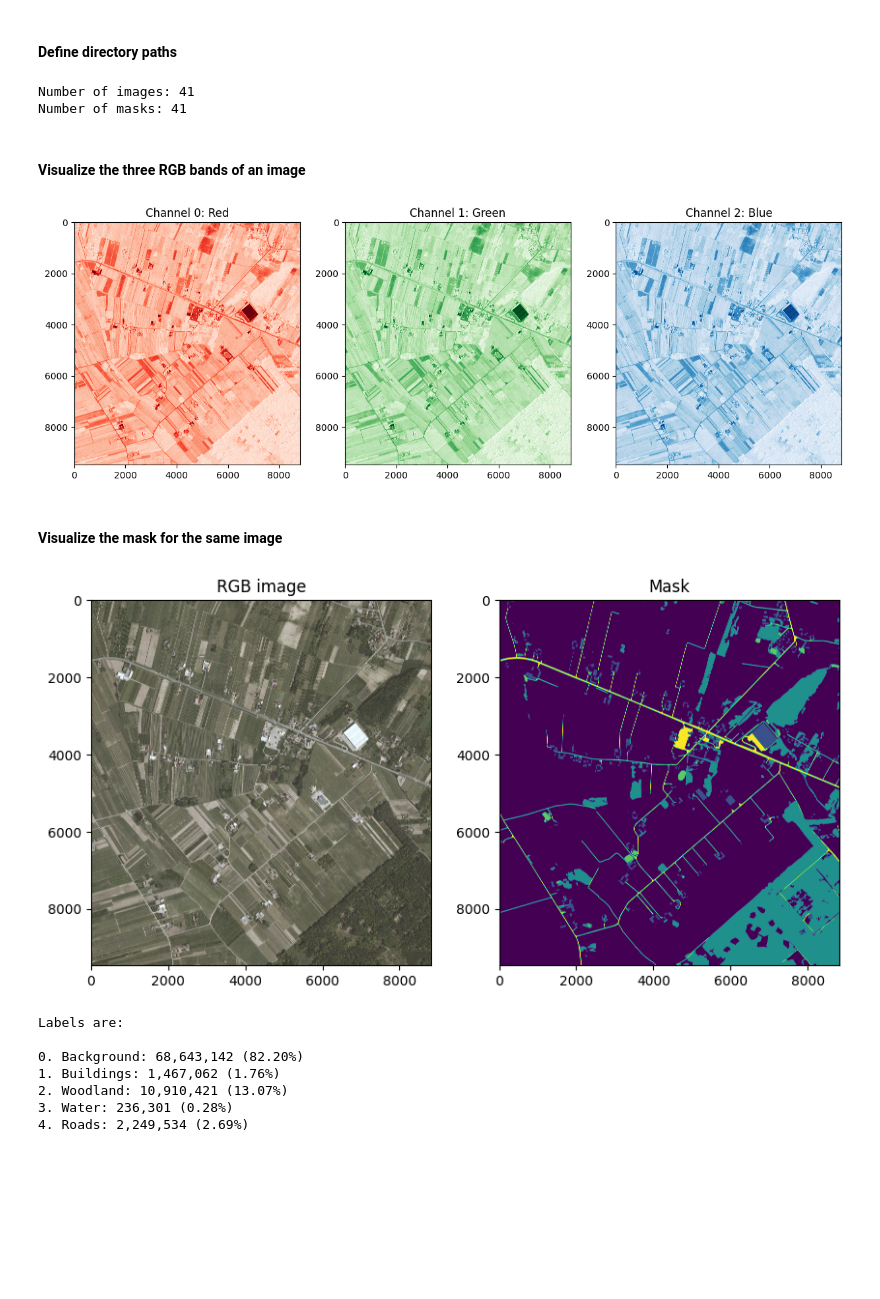
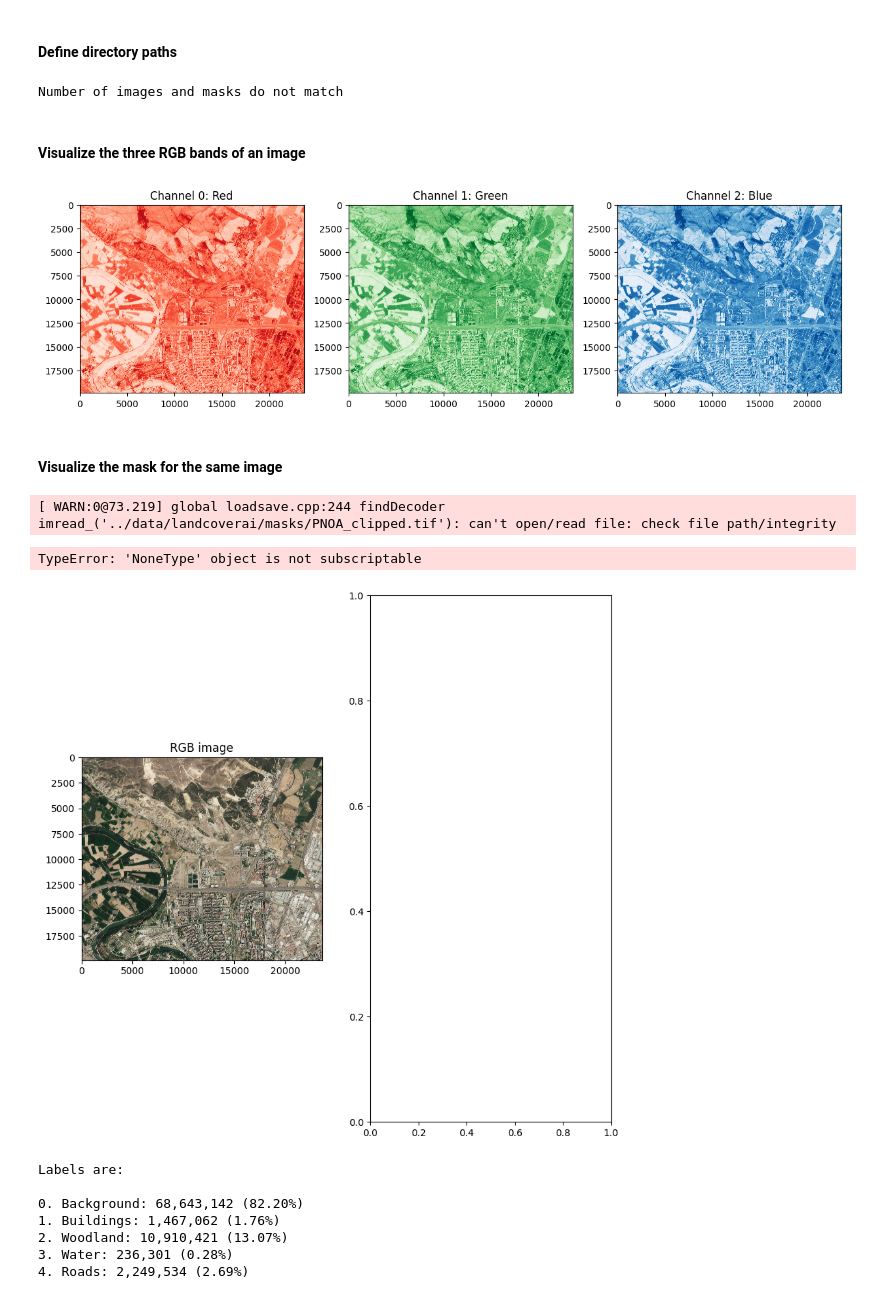
Before and after one commit to ayubero/uhi, a Jupyter notebook: notebooks/segmentation_step_1_data_preparation.ipynb, the cells around one changed output. Saved outputs shown, nothing was run; the diff lists cells and outputs as text; code cells hidden in the pictures; blank space fills up the shorter version.

```diff
--- a/notebooks/segmentation_step_1_data_preparation.ipynb
+++ b/notebooks/segmentation_step_1_data_preparation.ipynb
@@ -44,7 +44,7 @@ from src import plot, prepare_data
 #### Define directory paths
 # %%
 # Landcover AI base path
-dir_data_landcover = Path("../data/landcover_ai/")
+dir_data_landcover = Path("../data/landcoverai/")
 
 # We suppose that the Landcover AI images are stored in the following directories
 dir_img = Path(dir_data_landcover, "images")
@@ -77,8 +77,7 @@ else:
     print(f"Number of images: {n_images}")
     print(f"Number of masks: {n_masks}")
 # %% [output]
-Number of images: 41
-Number of masks: 41
+Number of images and masks do not match
 # %%
 classes = {0: "Not classified", 1: "Building", 2: "Woodland", 3: "Water", 4: "Roads"}
 # %% [markdown]
@@ -86,29 +85,31 @@ classes = {0: "Not classified", 1: "Building", 2: "Woodland", 3: "Water", 4: "Ro
 # %%
 # Get paths of all images
 img_files = [file for file in dir_img.iterdir()]
 
 # Image with buildings
 # img_path = Path(dir_img, "N-33-130-A-d-4-4.tif")
 
 # Image with water
 # img_path = Path(dir_img, "M-33-20-D-d-3-3.tif")
 
 # Image with roads and buildings
-img_path = Path(dir_img, "M-34-6-A-d-2-2.tif")
+img_path = Path(dir_img, "PNOA_clipped.tif")
 
 # Get random image from all images
 # img_path = np.random.choice(img_files)
 
 plot.plot_image_channels(img_path)
 # %% [output]
-[figure, old version]
+[figure, new version]
 # %% [markdown]
 #### Visualize the mask for the same image
 # %%
 mask_path = Path(str(img_path).replace("/images/", "/masks/"))
 plot.plot_image_and_mask(img_path, mask_path)
 # %% [output]
+[ WARN:0@73.219] global loadsave.cpp:244 findDecoder imread_('../data/landcoverai/masks/PNOA_clipped.tif'): can't open/read file: check file path/integrity
+TypeError: 'NoneType' object is not subscriptable
-[figure, old version]
+[figure, new version]
 # %%
 mask_path = Path(img_path.as_posix().replace("/images/", "/masks/"))
 mask = cv2.imread(mask_path.as_posix())
```
Also changed, not shown: parts of 3 cells of this notebook, 8 other files.
